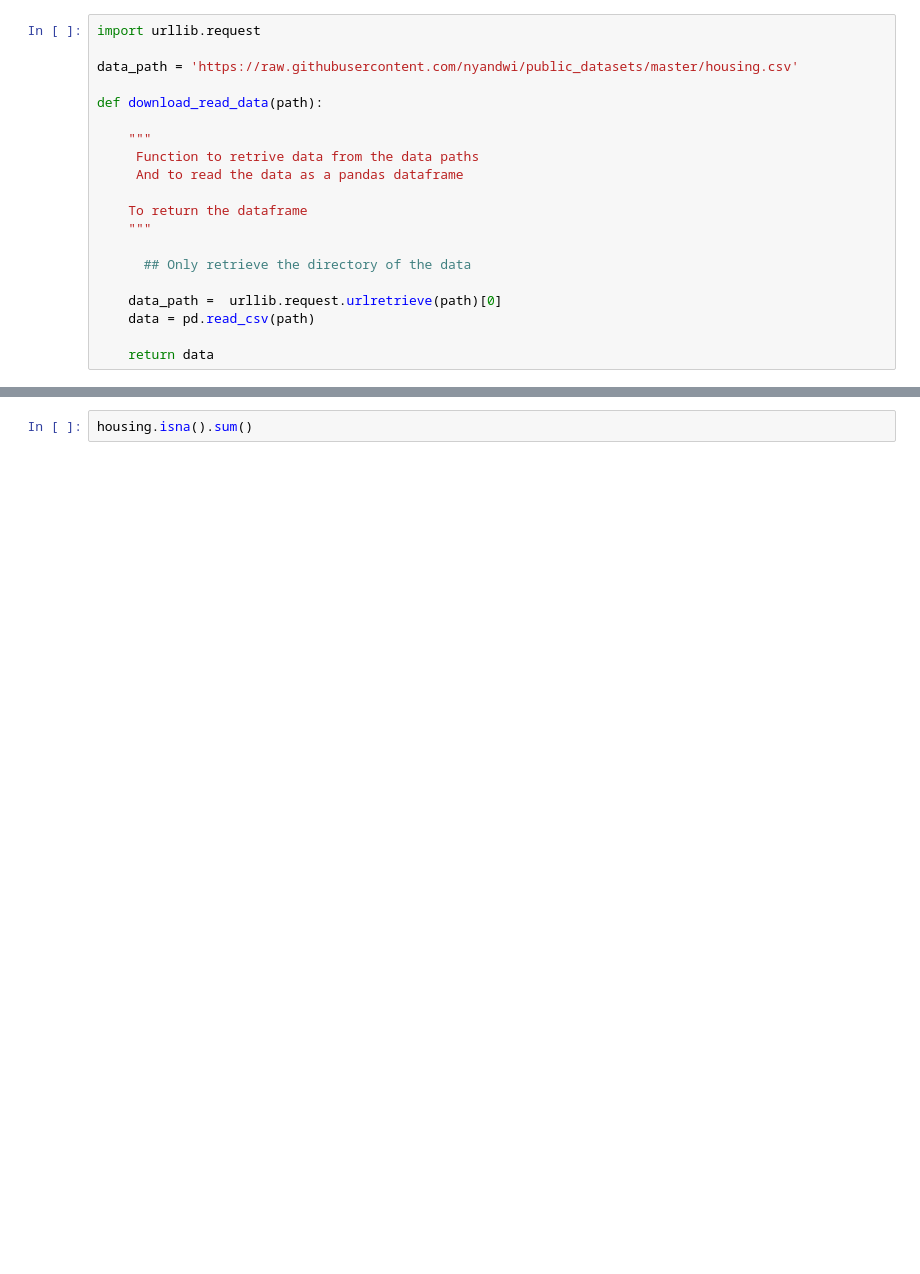
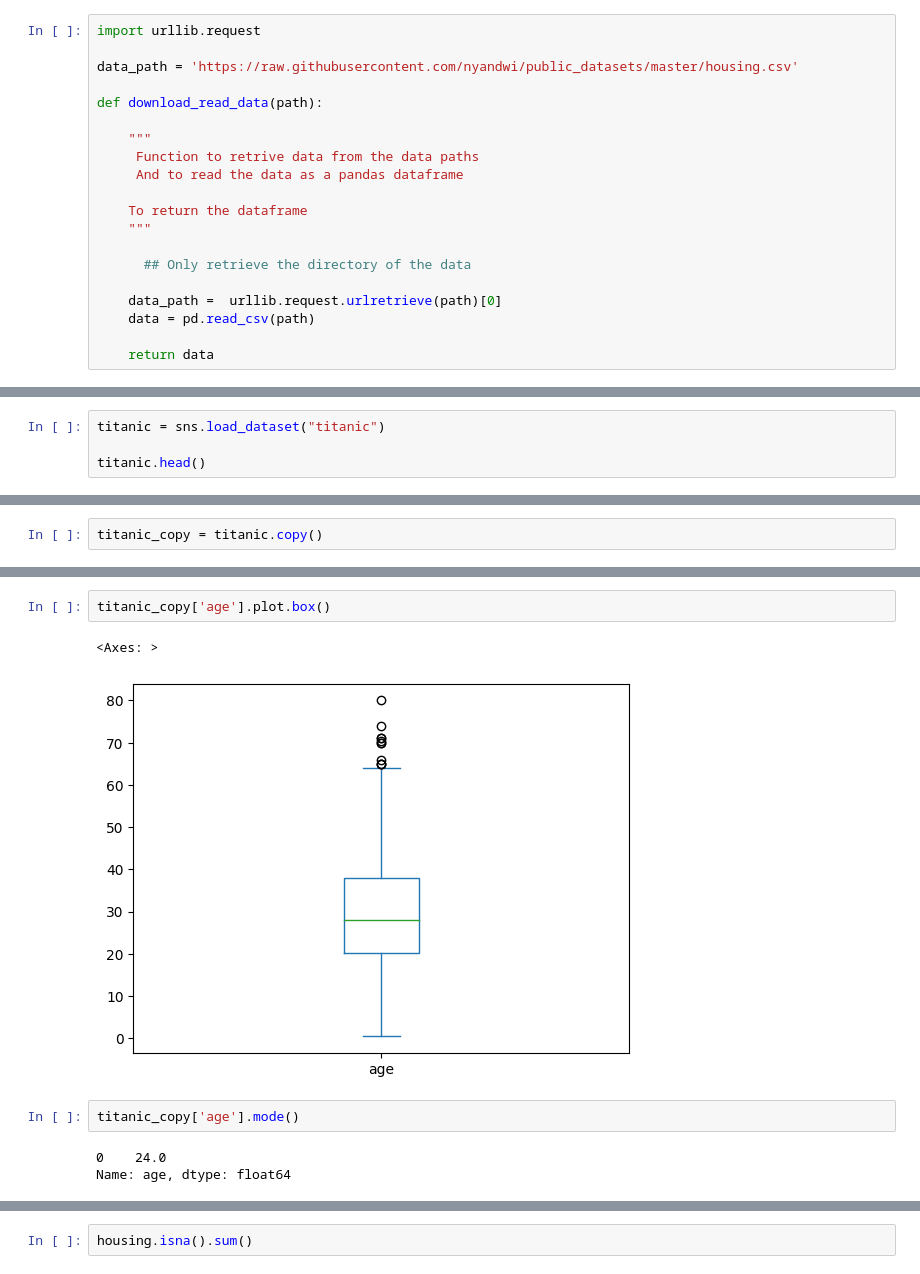
Before and after one commit to Kulwa-silya/teaching_basics, a Jupyter notebook: real_world_data_analysis_and_preparation/5_handling_missing_values.ipynb, the cells around one changed output, grey strips where cells are left out. Saved outputs shown, nothing was run; the diff lists cells and outputs as text; blank space fills up the shorter version.

```diff
--- a/real_world_data_analysis_and_preparation/5_handling_missing_values.ipynb
+++ b/real_world_data_analysis_and_preparation/5_handling_missing_values.ipynb
@@ -57,0 +47,4 @@ housing.head()
+# %%
+titanic = sns.load_dataset("titanic")
+
+titanic.head()
@@ -57,0 +58,2 @@ housing.head()
+# %%
+titanic_copy = titanic.copy()
@@ -57,0 +79,10 @@ housing.head()
+# %%
+titanic_copy['age'].plot.box()
+# %% [output]
+<Axes: >
+[figure, added]
+# %%
+titanic_copy['age'].mode()
+# %% [output]
+0    24.0
+Name: age, dtype: float64
```
Also changed, not shown: parts of 14 cells of this notebook, 12 other files.
